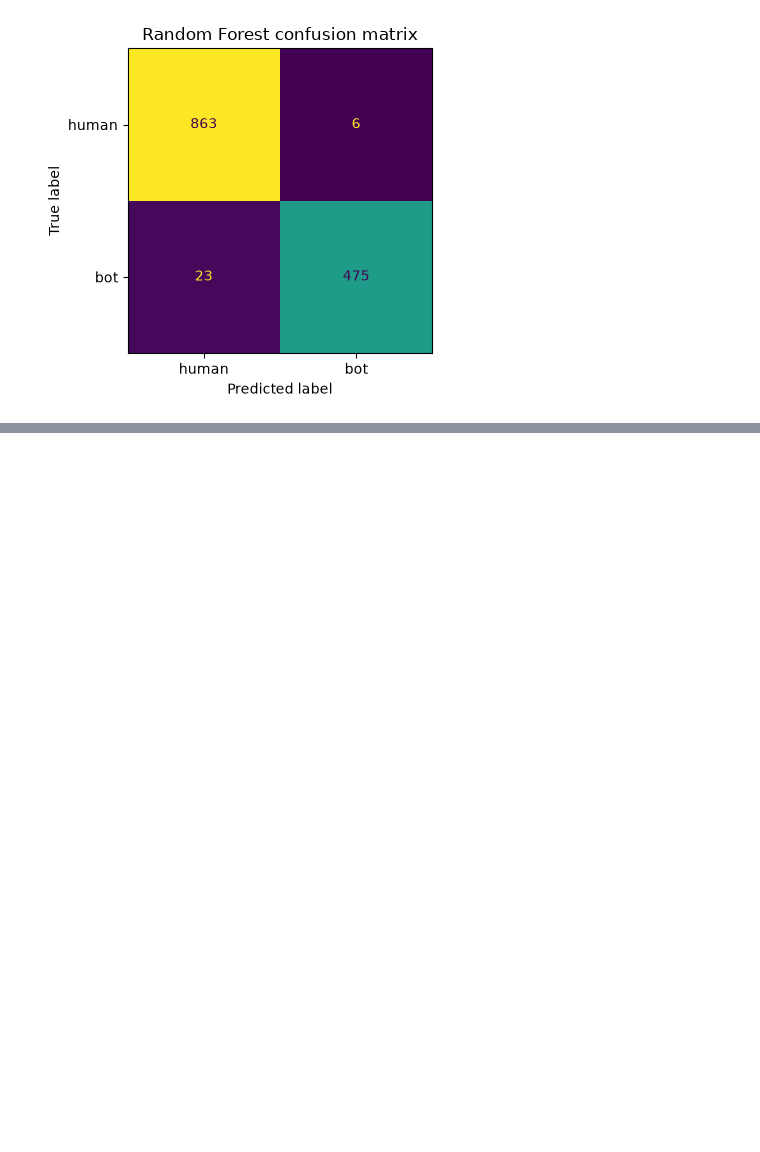
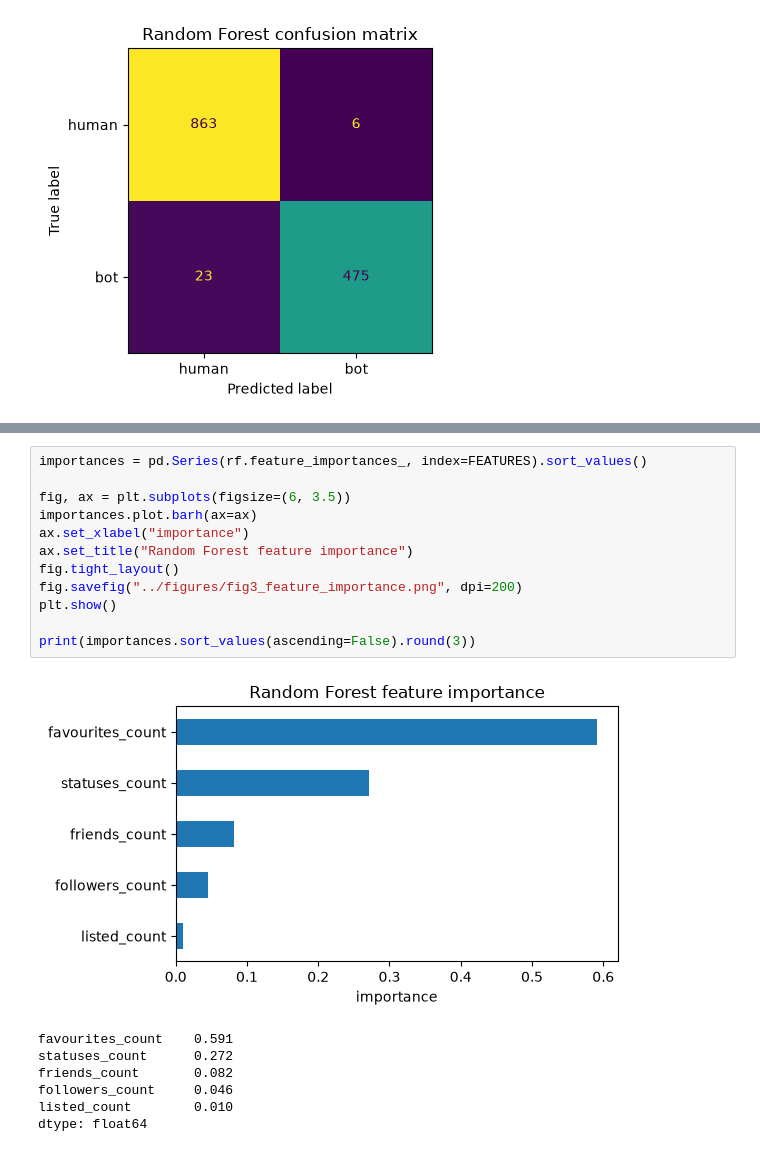
Before and after one commit to theThomas-tech/bot-detection, a Jupyter notebook: notebooks/01_data_exploration.ipynb, the cells around one changed output, grey strips where cells are left out. Drawn from its saved outputs; the diff is of its cells as text; blank space fills up the shorter version.

Commit message:
Add trivial baseline, feature importance and per-source breakdown

```diff
--- a/notebooks/01_data_exploration.ipynb
+++ b/notebooks/01_data_exploration.ipynb
@@ -211,0 +242,20 @@ plt.show()
+# %%
+importances = pd.Series(rf.feature_importances_, index=FEATURES).sort_values()
+
+fig, ax = plt.subplots(figsize=(6, 3.5))
+importances.plot.barh(ax=ax)
+ax.set_xlabel("importance")
+ax.set_title("Random Forest feature importance")
+fig.tight_layout()
+fig.savefig("../figures/fig3_feature_importance.png", dpi=200)
+plt.show()
+
+print(importances.sort_values(ascending=False).round(3))
+# %% [output]
+[figure, added]
+favourites_count    0.591
+statuses_count      0.272
+friends_count       0.082
+followers_count     0.046
+listed_count        0.010
+dtype: float64
```
Also changed, not shown: parts of 3 cells of this notebook, 3 other files.
